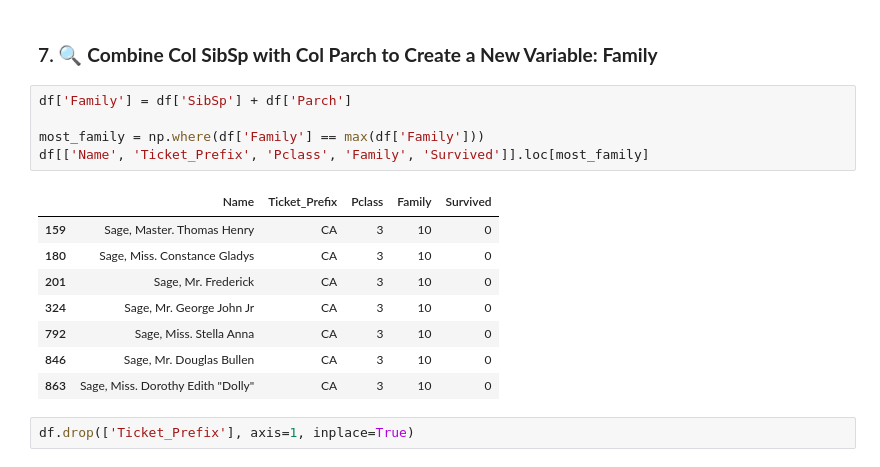
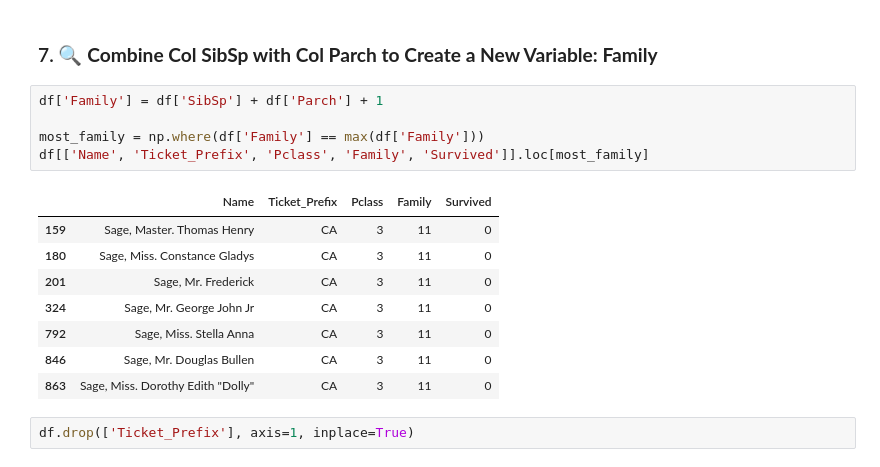
Before and after one commit to yigaai/StoryTelling_with_Data_myTelescope, a Jupyter notebook: titanic-survival-prediction.ipynb, the cells around one changed output. Drawn from its saved outputs; the diff is of its cells as text.

```diff
--- a/titanic-survival-prediction.ipynb
+++ b/titanic-survival-prediction.ipynb
@@ -369,19 +369,19 @@ df.drop('Embarked', axis=1, inplace=True)
 # %% [markdown]
 ### 7. 🔍 **Combine Col SibSp with Col Parch to Create a New Variable: Family**
 # %%
-df['Family'] = df['SibSp'] + df['Parch']
+df['Family'] = df['SibSp'] + df['Parch'] + 1
 
 most_family = np.where(df['Family'] == max(df['Family']))
 df[['Name', 'Ticket_Prefix', 'Pclass', 'Family', 'Survived']].loc[most_family]
 # %% [output]
 |  | Name | Ticket_Prefix | Pclass | Family | Survived |
-| 159 | Sage, Master. Thomas Henry | CA | 3 | 10 | 0 |
-| 180 | Sage, Miss. Constance Gladys | CA | 3 | 10 | 0 |
-| 201 | Sage, Mr. Frederick | CA | 3 | 10 | 0 |
-| 324 | Sage, Mr. George John Jr | CA | 3 | 10 | 0 |
-| 792 | Sage, Miss. Stella Anna | CA | 3 | 10 | 0 |
-| 846 | Sage, Mr. Douglas Bullen | CA | 3 | 10 | 0 |
-| 863 | Sage, Miss. Dorothy Edith "Dolly" | CA | 3 | 10 | 0 |
+| 159 | Sage, Master. Thomas Henry | CA | 3 | 11 | 0 |
+| 180 | Sage, Miss. Constance Gladys | CA | 3 | 11 | 0 |
+| 201 | Sage, Mr. Frederick | CA | 3 | 11 | 0 |
+| 324 | Sage, Mr. George John Jr | CA | 3 | 11 | 0 |
+| 792 | Sage, Miss. Stella Anna | CA | 3 | 11 | 0 |
+| 846 | Sage, Mr. Douglas Bullen | CA | 3 | 11 | 0 |
+| 863 | Sage, Miss. Dorothy Edith "Dolly" | CA | 3 | 11 | 0 |
 # %%
 df.drop(['Ticket_Prefix'], axis=1, inplace=True)
 # %%
```
Also changed, not shown: parts of 1 cell of this notebook.
